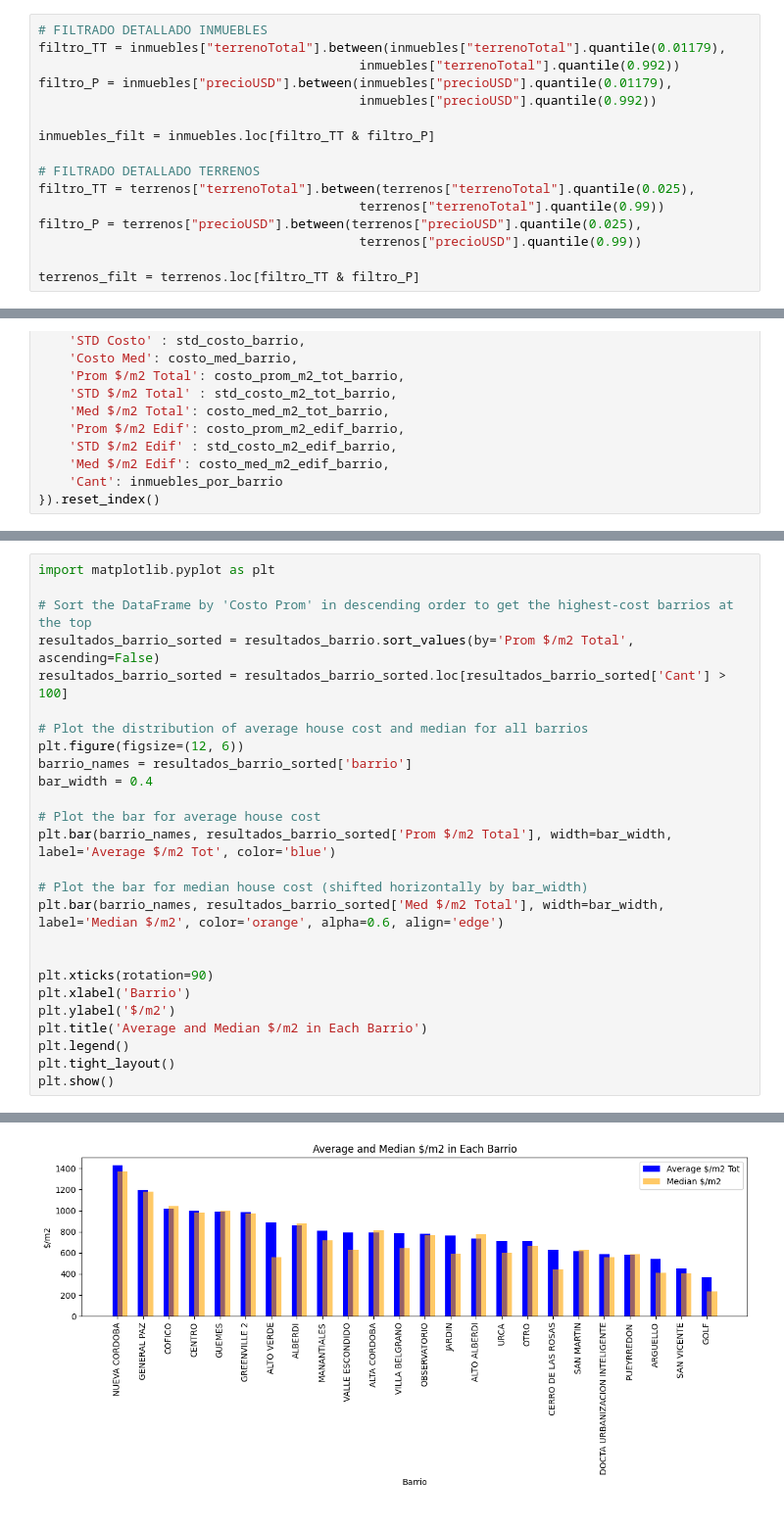
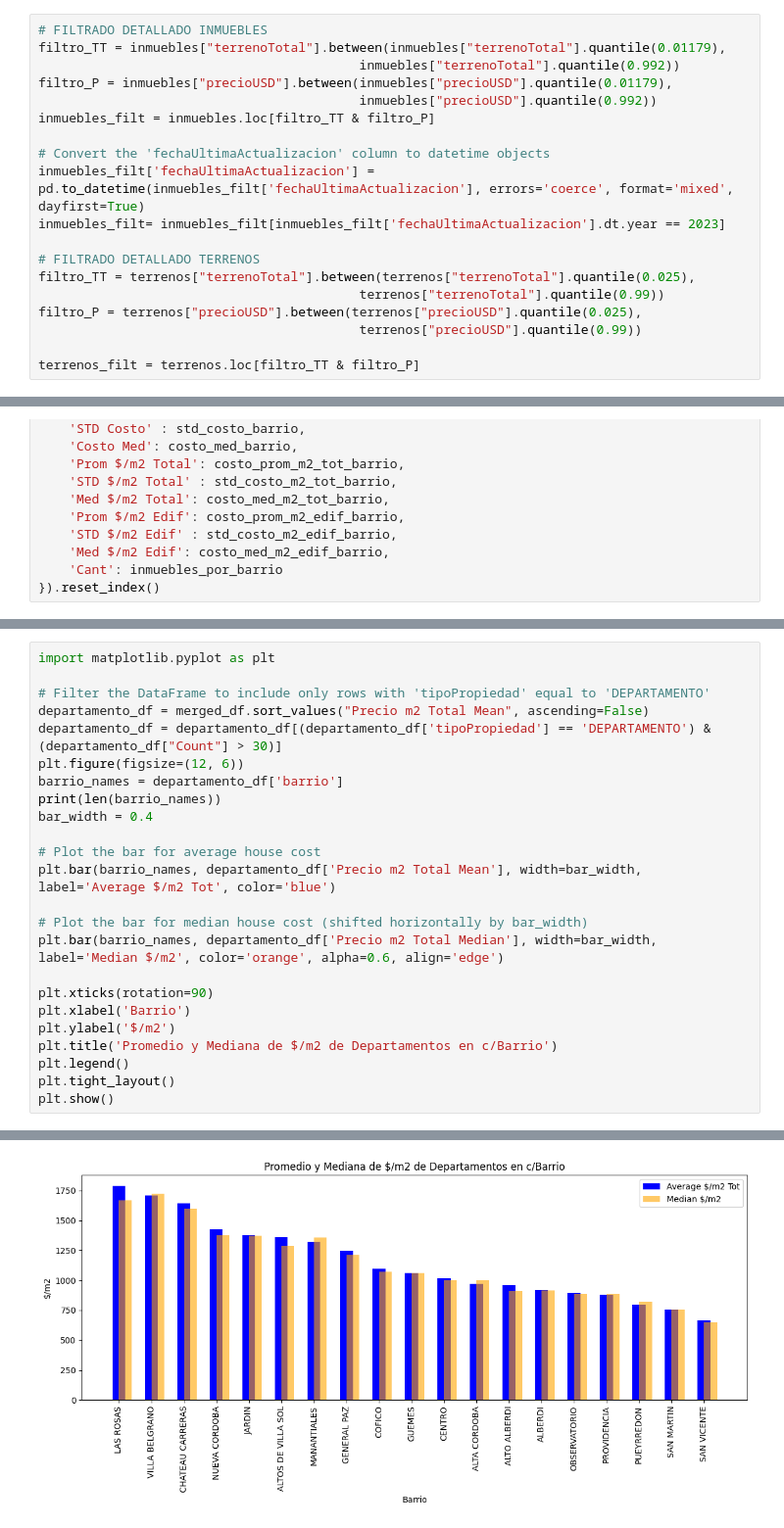
Before and after one commit to josecabralf/WebScraping, a Jupyter notebook: Pandas/LaVoz.ipynb, the cells around one changed output, grey strips where cells are left out. Shown: that part at 98% size. Saved outputs shown, nothing was run; the diff lists cells and outputs as text.

```diff
--- a/Pandas/LaVoz.ipynb
+++ b/Pandas/LaVoz.ipynb
@@ -56,8 +44,11 @@ filtro_TT = inmuebles["terrenoTotal"].between(inmuebles["terrenoTotal"].quantile
                                           inmuebles["terrenoTotal"].quantile(0.992))
 filtro_P = inmuebles["precioUSD"].between(inmuebles["precioUSD"].quantile(0.01179),
                                           inmuebles["precioUSD"].quantile(0.992))
+inmuebles_filt = inmuebles.loc[filtro_TT & filtro_P]
 
-inmuebles_filt = inmuebles.loc[filtro_TT & filtro_P]
+# Convert the 'fechaUltimaActualizacion' column to datetime objects
+inmuebles_filt['fechaUltimaActualizacion'] = pd.to_datetime(inmuebles_filt['fechaUltimaActualizacion'], errors='coerce', format='mixed', dayfirst=True)
+inmuebles_filt= inmuebles_filt[inmuebles_filt['fechaUltimaActualizacion'].dt.year == 2023]
 
 # FILTRADO DETALLADO TERRENOS
 filtro_TT = terrenos["terrenoTotal"].between(terrenos["terrenoTotal"].quantile(0.025),
@@ -168,26 +222,24 @@ plt.show()
 # %%
 import matplotlib.pyplot as plt
 
-# Sort the DataFrame by 'Costo Prom' in descending order to get the highest-cost barrios at the top
-resultados_barrio_sorted = resultados_barrio.sort_values(by='Prom $/m2 Total', ascending=False)
-resultados_barrio_sorted = resultados_barrio_sorted.loc[resultados_barrio_sorted['Cant'] > 100]
-
-# Plot the distribution of average house cost and median for all barrios
+# Filter the DataFrame to include only rows with 'tipoPropiedad' equal to 'DEPARTAMENTO'
+departamento_df = merged_df.sort_values("Precio m2 Total Mean", ascending=False)
+departamento_df = departamento_df[(departamento_df['tipoPropiedad'] == 'DEPARTAMENTO') & (departamento_df["Count"] > 30)]
 plt.figure(figsize=(12, 6))
-barrio_names = resultados_barrio_sorted['barrio']
+barrio_names = departamento_df['barrio']
+print(len(barrio_names))
 bar_width = 0.4
 
 # Plot the bar for average house cost
-plt.bar(barrio_names, resultados_barrio_sorted['Prom $/m2 Total'], width=bar_width, label='Average $/m2 Tot', color='blue')
+plt.bar(barrio_names, departamento_df['Precio m2 Total Mean'], width=bar_width, label='Average $/m2 Tot', color='blue')
 
 # Plot the bar for median house cost (shifted horizontally by bar_width)
-plt.bar(barrio_names, resultados_barrio_sorted['Med $/m2 Total'], width=bar_width, label='Median $/m2', color='orange', alpha=0.6, align='edge')
-
+plt.bar(barrio_names, departamento_df['Precio m2 Total Median'], width=bar_width, label='Median $/m2', color='orange', alpha=0.6, align='edge')
 
 plt.xticks(rotation=90)
 plt.xlabel('Barrio')
 plt.ylabel('$/m2')
-plt.title('Average and Median $/m2 in Each Barrio')
+plt.title('Promedio y Mediana de $/m2 de Departamentos en c/Barrio')
 plt.legend()
 plt.tight_layout()
 plt.show()
@@ -195 +248 @@ plt.show()
-[figure, old version]
+[figure, new version]
```
Also changed, not shown: parts of 9 cells of this notebook, 14 other files.
